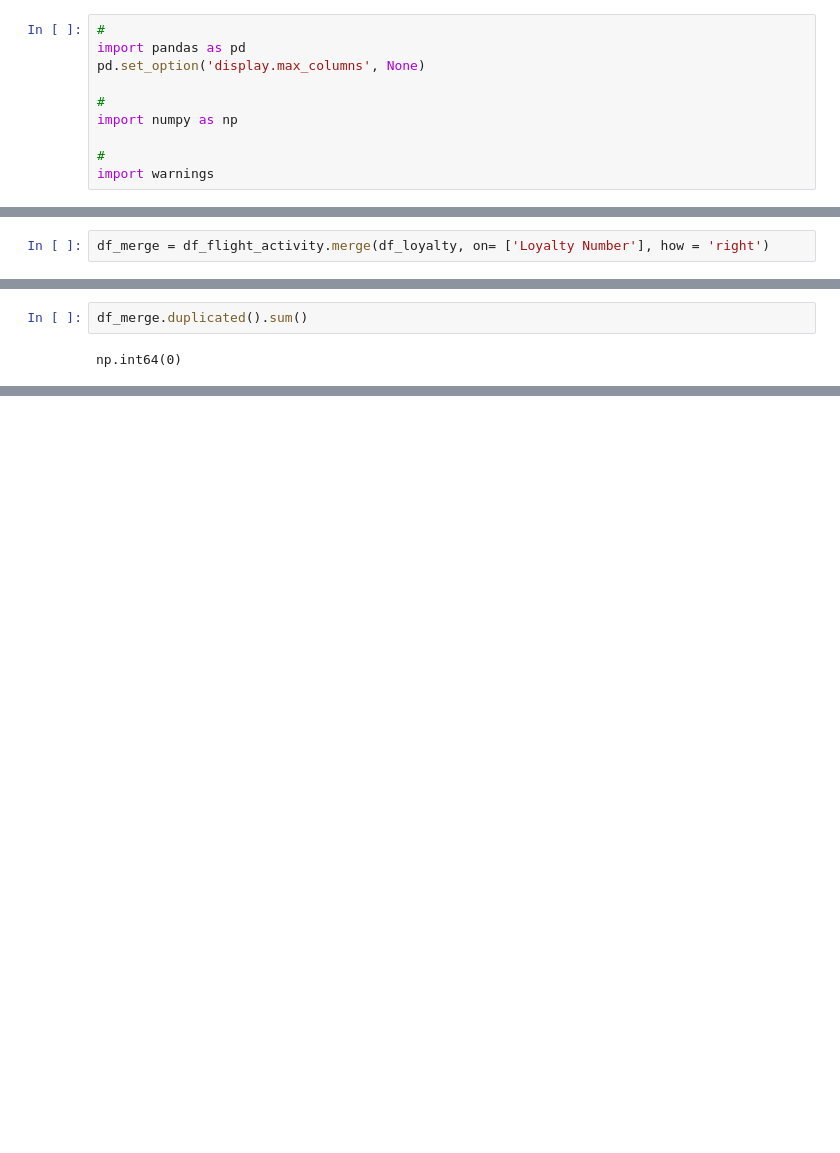
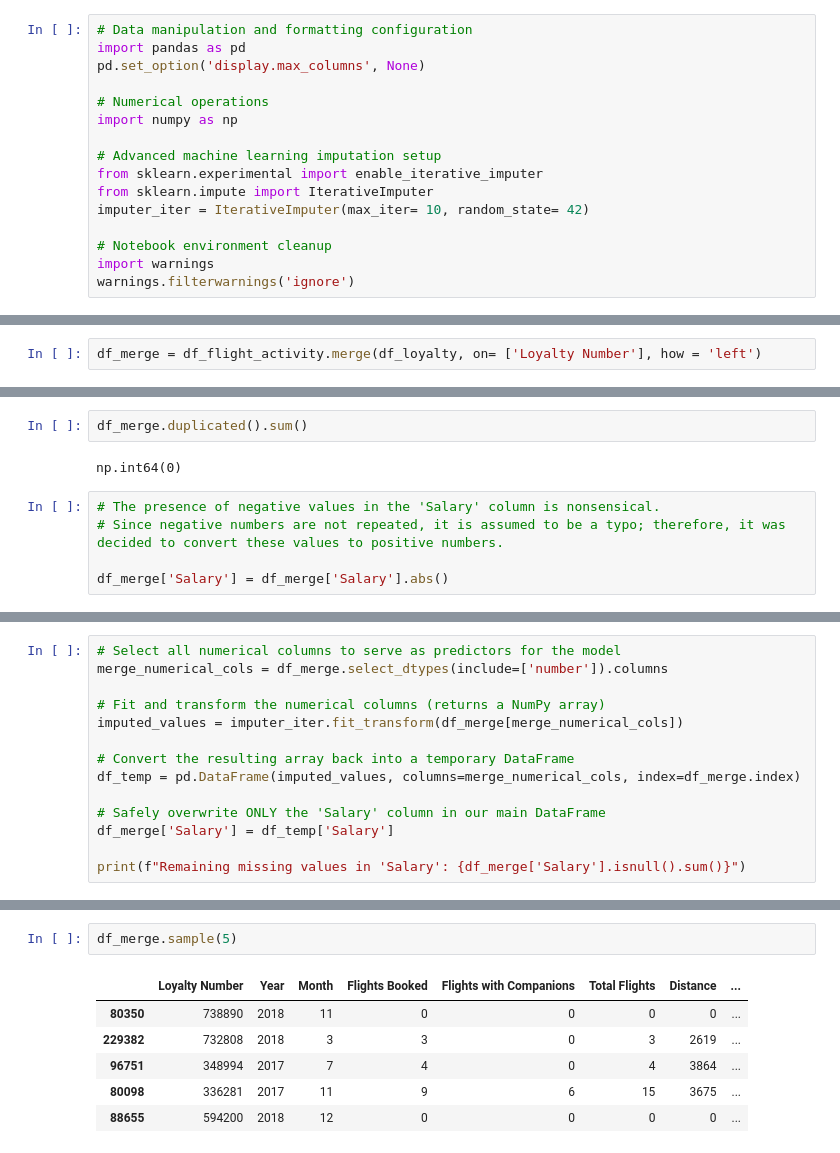
Before and after one commit to Adalab/bda-modulo-3-evaluacion-final-MATC-90, a Jupyter notebook: src/notebooks/01_EDA_Merge_and_Cleaning.ipynb, the cells around one changed output, grey strips where cells are left out. Drawn from its saved outputs; the diff is of its cells as text; blank space fills up the shorter version.

Commit message:
EDA, merge and cleaning compleated

```diff
--- a/src/notebooks/01_EDA_Union_y_limpieza.ipynb
+++ b/src/notebooks/01_EDA_Merge_and_Cleaning.ipynb
@@ -1,13 +1,19 @@
 # %%
-#
+# Data manipulation and formatting configuration
 import pandas as pd
 pd.set_option('display.max_columns', None)
 
-#
+# Numerical operations
 import numpy as np
 
-#
+# Advanced machine learning imputation setup
+from sklearn.experimental import enable_iterative_imputer
+from sklearn.impute import IterativeImputer
+imputer_iter = IterativeImputer(max_iter= 10, random_state= 42)
+
+# Notebook environment cleanup
 import warnings
+warnings.filterwarnings('ignore')
 # %% [markdown]
 ## 01. Exploración de datos.
 # %%
@@ -256,5 +279,5 @@ df_loyalty.head()
 # %% [markdown]
 ### Merging the DataFrames
 # %%
-df_merge = df_flight_activity.merge(df_loyalty, on= ['Loyalty Number'], how = 'right')
+df_merge = df_flight_activity.merge(df_loyalty, on= ['Loyalty Number'], how = 'left')
 # %%
@@ -302,3 +320,8 @@ df_merge.drop_duplicates(inplace=True)
 df_merge.duplicated().sum()
 # %% [output]
 np.int64(0)
+# %%
+# The presence of negative values in the 'Salary' column is nonsensical.
+# Since negative numbers are not repeated, it is assumed to be a typo; therefore, it was decided to convert these values to positive numbers.
+
+df_merge['Salary'] = df_merge['Salary'].abs()
@@ -304,0 +338,14 @@ np.int64(0)
+# %%
+# Select all numerical columns to serve as predictors for the model
+merge_numerical_cols = df_merge.select_dtypes(include=['number']).columns
+
+# Fit and transform the numerical columns (returns a NumPy array)
+imputed_values = imputer_iter.fit_transform(df_merge[merge_numerical_cols])
+
+# Convert the resulting array back into a temporary DataFrame
+df_temp = pd.DataFrame(imputed_values, columns=merge_numerical_cols, index=df_merge.index)
+
+# Safely overwrite ONLY the 'Salary' column in our main DataFrame
+df_merge['Salary'] = df_temp['Salary']
+
+print(f"Remaining missing values in 'Salary': {df_merge['Salary'].isnull().sum()}")
@@ -304,0 +375,9 @@ np.int64(0)
+# %%
+df_merge.sample(5)
+# %% [output]
+|  | Loyalty Number | Year | Month | Flights Booked | Flights with Companions | Total Flights | Distance | ... |
+| 80350 | 738890 | 2018 | 11 | 0 | 0 | 0 | 0 | ... |
+| 229382 | 732808 | 2018 | 3 | 3 | 0 | 3 | 2619 | ... |
+| 96751 | 348994 | 2017 | 7 | 4 | 0 | 4 | 3864 | ... |
+| 80098 | 336281 | 2017 | 11 | 9 | 6 | 15 | 3675 | ... |
+| 88655 | 594200 | 2018 | 12 | 0 | 0 | 0 | 0 | ... |
```
Also changed, not shown: parts of 23 cells of this notebook, 1 other file.
